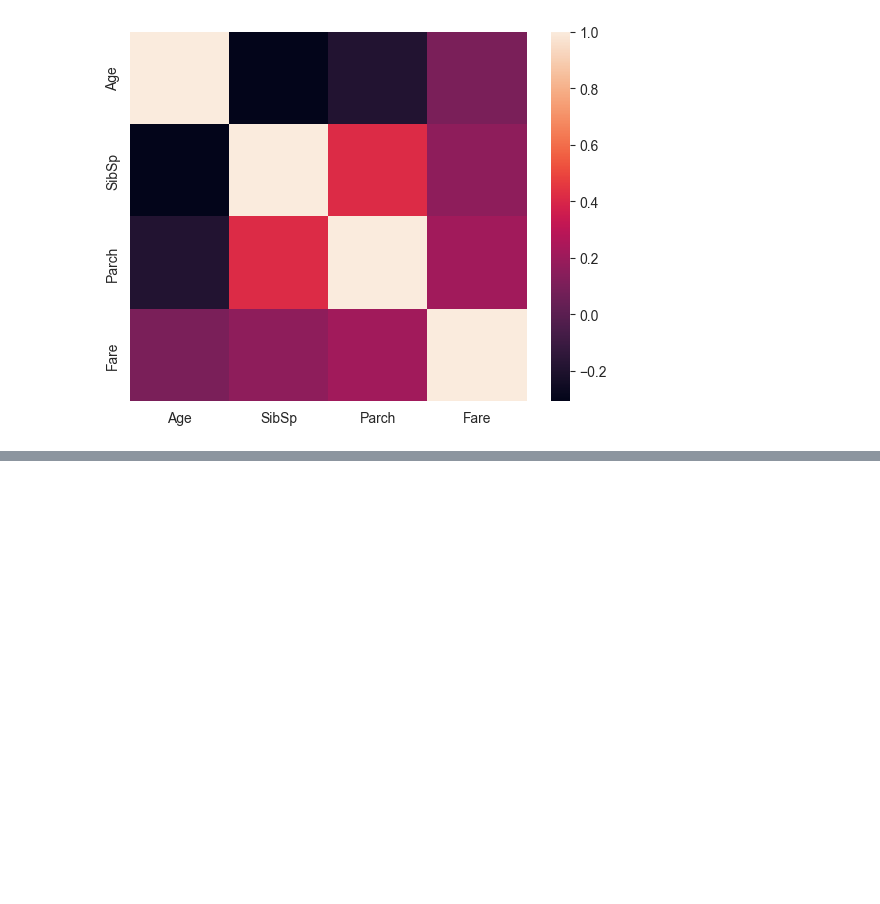
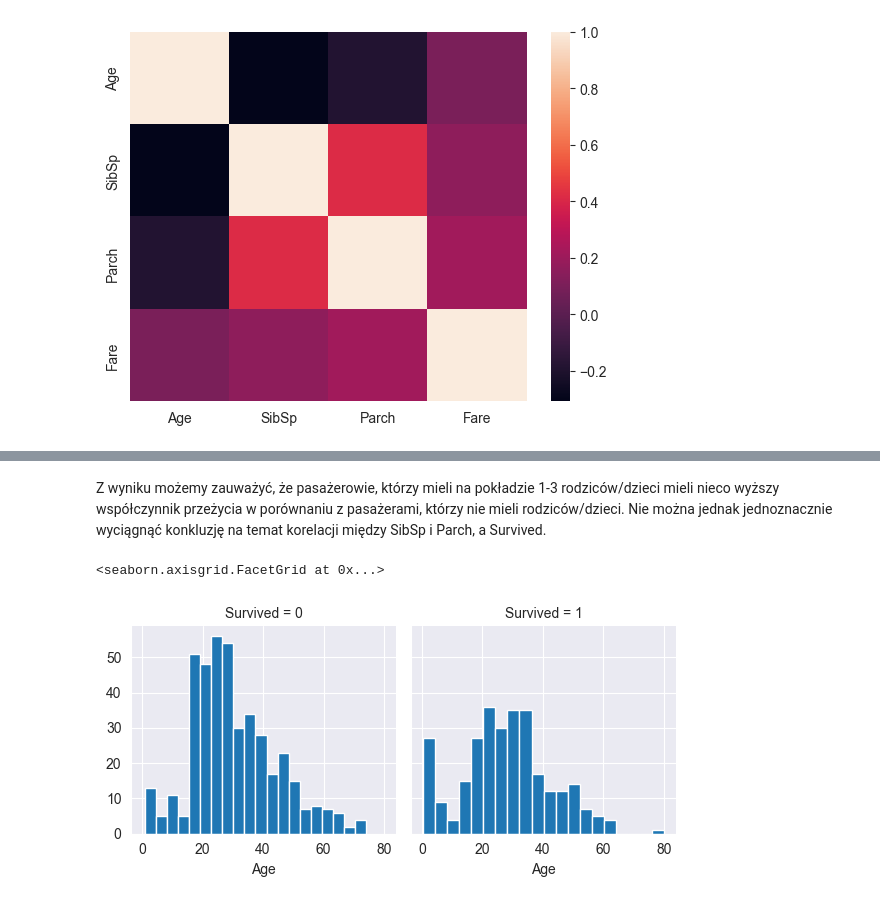
Before and after one commit to mszak10/titanic, a Jupyter notebook: Analiza danych.ipynb, the cells around one changed output, grey strips where cells are left out. Cells and saved outputs as stored; diff of their text form; code cells hidden in the pictures; blank space fills up the shorter version.

```diff
--- a/Analiza danych.ipynb
+++ b/Analiza danych.ipynb
@@ -168,0 +225,2 @@ Index(['Survived', 'Pclass', 'Name', 'Sex', 'Age', 'SibSp', 'Parch', 'Ticket',
+# %% [markdown]
+Z wyniku możemy zauważyć, że pasażerowie, którzy mieli na pokładzie 1-3 rodziców/dzieci mieli nieco wyższy współczynnik przeżycia w porównaniu z pasażerami, którzy nie mieli rodziców/dzieci. Nie można jednak jednoznacznie wyciągnąć konkluzję na temat korelacji między SibSp i Parch, a Survived.
@@ -168,0 +240,6 @@ Index(['Survived', 'Pclass', 'Name', 'Sex', 'Age', 'SibSp', 'Parch', 'Ticket',
+# %%
+g = sns.FacetGrid(train_df, col='Survived')
+g.map(plt.hist, 'Age', bins=20)
+# %% [output]
+<seaborn.axisgrid.FacetGrid at 0x...>
+[figure, added]
```
Also changed, not shown: parts of 105 cells of this notebook, 2 other files.
